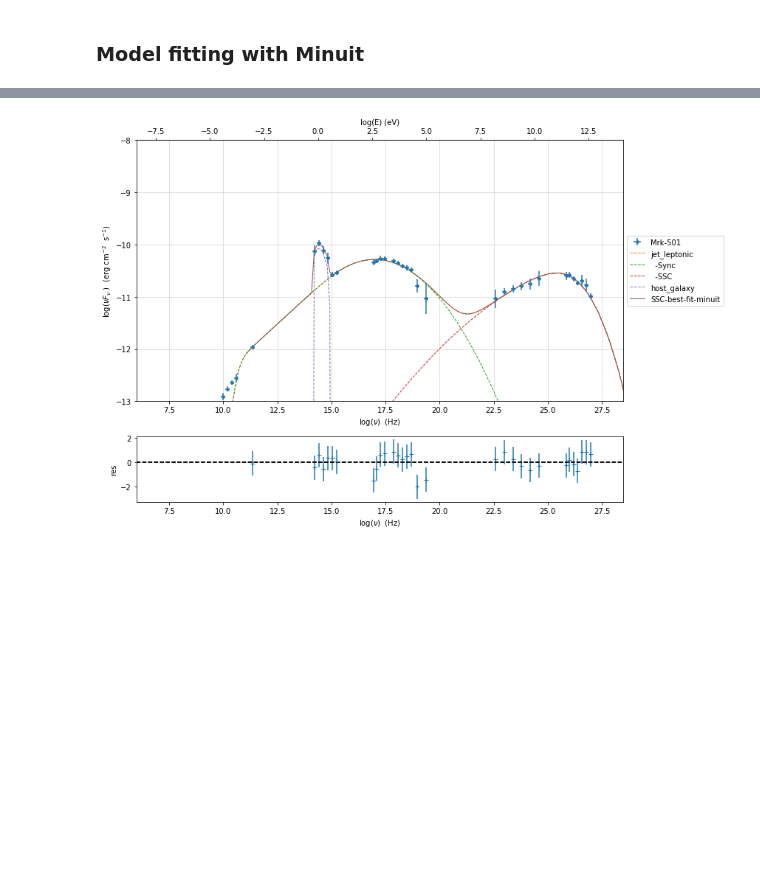
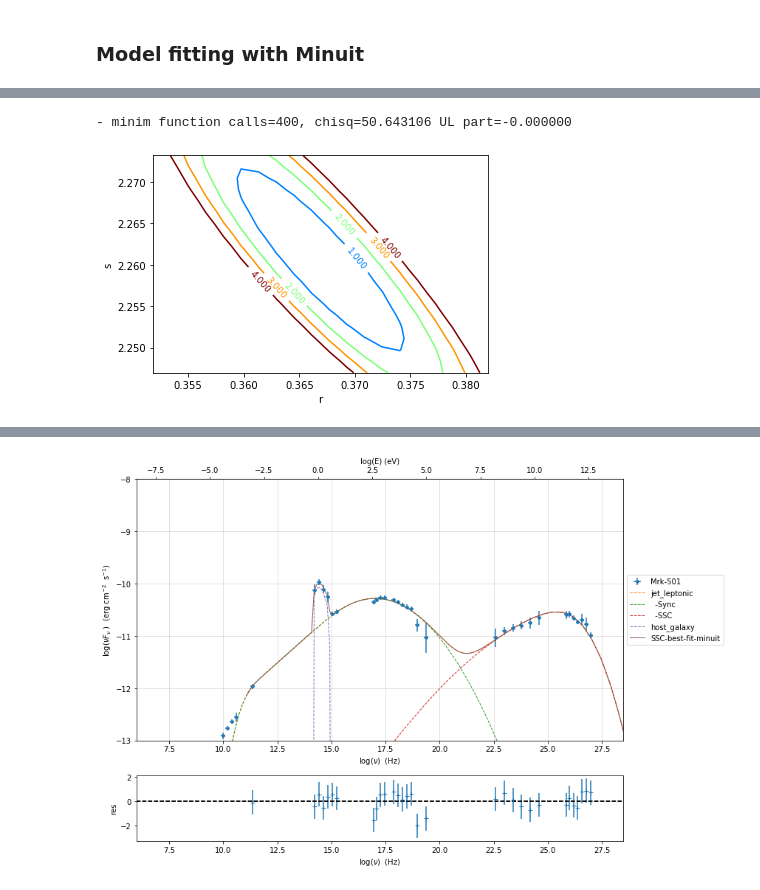
Before and after one commit to andreatramacere/jetset, a Jupyter notebook: doc/user_guide/model_fit_2/Jet_example_model_fit_wiht_gal_template.ipynb, the cells around one changed output, grey strips where cells are left out. Drawn from its saved outputs; the diff is of its cells as text; code cells hidden in the pictures; blank space fills up the shorter version.

```diff
--- a/doc/user_guide/model_fit_2/Jet_example_model_fit_wiht_gal_template.ipynb
+++ b/doc/user_guide/model_fit_2/Jet_example_model_fit_wiht_gal_template.ipynb
@@ -330,7 +300,7 @@ fit_model_minuit.host_galaxy.parameters.nuFnu_p_host.frozen=False
 fit_model_minuit.host_galaxy.parameters.nu_scale.frozen=True
 
 model_minimizer_minuit=ModelMinimizer('minuit')
-best_fit_minuit=model_minimizer_minuit.fit(fit_model_minuit,sed_data,10.0**11,10**29.0,fitname='SSC-best-fit-minuit')
+best_fit_minuit=model_minimizer_minuit.fit(fit_model_minuit,sed_data,10.0**11,10**29.0,fitname='SSC-best-fit-minuit',repeat=3)
 # %% [output]
 -------------------------------------------------------------------------------------------------------------------
 Composite model description
@@ -351,0 +342,8 @@ data length 31
+# %%
+try:
+    c=model_minimizer_minuit.minimizer.draw_contour('r','s')
+except:
+    print('Fit quality not enough to run contours')
+# %% [output]
+- minim function calls=400, chisq=50.643106 UL part=-0.000000
+[figure, added]
```
Also changed, not shown: parts of 21 cells of this notebook, 22 other files.
